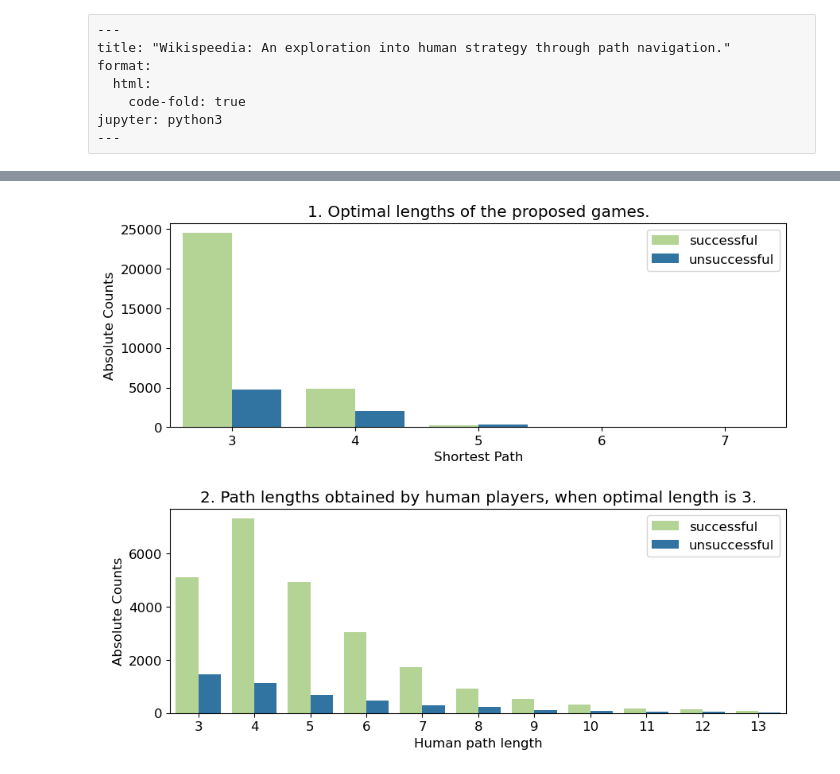
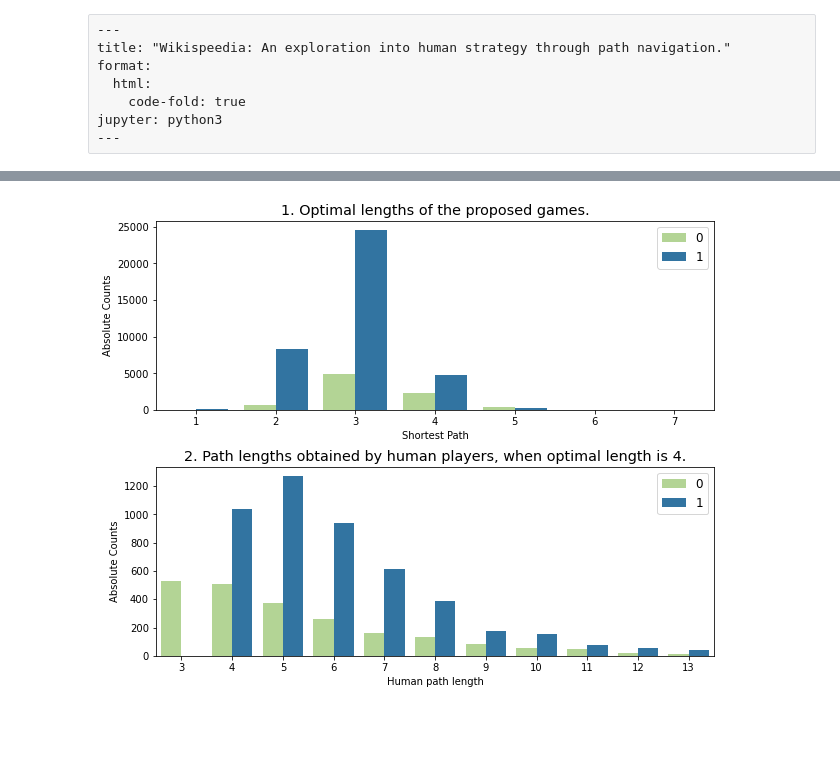
Before and after one commit to doncamilom/adalyzers-wp, a Jupyter notebook: datastory.ipynb, the cells around one changed output, grey strips where cells are left out. Cells and saved outputs as stored; diff of their text form; code cells hidden in the pictures; blank space fills up the shorter version.

Commit message:
added semantic similarity figures and text to the datastory

```diff
--- a/datastory.ipynb
+++ b/datastory.ipynb
@@ -200,80 +123,65 @@ How are the data distributed among successful and unsuccessful games? The follow
 # %%
+#| label: data-distribs
+#| fig-cap: "How are the data distributed among successful and unsuccessful games? We show: (top) The distributions of optimal lengths of the proposed games, and (bottom) The distributions of path lengths obtained by humans."
+
+
+
 # take a look at the shortest_path distributions
 import matplotlib.pyplot as plt
 import seaborn as sns
+import pandas as pd
+
+final_df = pd.read_csv('processed/final_df_curv_feats.csv')
+
 
 fig, ax = plt.subplots(2,1,
                        figsize=(10,8),
-                       gridspec_kw={"hspace":0.4})
+                       gridspec_kw={"hspace":0.3})
 plt.rcParams["font.size"] = 12
 
 
-successful_counts = (successful_df['shortest_path_length']
-                     .value_counts()
-                     .reset_index())
-successful_counts["success"] = "successful"
-
-unsuccessful_counts = (unsuccessful_df['shortest_path_length']
-                       .value_counts()
-                       .reset_index())
-unsuccessful_counts["success"] = "unsuccessful"
-
-all_counts = pd.concat([successful_counts,
-                        unsuccessful_counts],
-                       axis=0)
-
-sns.barplot(data=all_counts,
-            x="index",
-            y="shortest_path_length",
-            hue="success",
+sns.barplot(data=(final_df
+                  .groupby(["shortest_path_length",
+                            "is_successful"])['path']
+                  .count()
+                  .reset_index()
+                 ),
+            y="path",
+            x="shortest_path_length",
+            hue="is_successful",
             ax=ax[0],
             palette=["#b2df8a", "#1f78b4"])
+
 
 ax[0].set_ylabel('Absolute Counts');
 ax[0].set_xlabel('Shortest Path');
 ax[0].set_title("1. Optimal lengths of the proposed games.")
 #Count of human paths, stratified by shortest possible path")
 
 ax[0].legend(loc=1)
 ax[0].set_ylabel('Absolute Counts')
 ax[0].set_xlabel('Shortest Path')
 
 
-
-# Next plot: frequency by human length
-successful_human_path_lengths_3 = (successful_df
-                                   [successful_df['shortest_path_length'] == 3]
-                                   ['human_path_length']
-                                   .value_counts()
-                                   .reset_index())
-
-successful_human_path_lengths_3["success"] = "successful"
-
-unsuccessful_human_path_lengths_3 = (unsuccessful_df
-                                     [unsuccessful_df['shortest_path_length'] == 3]
-                                     ['human_path_length']
-                                     .value_counts()
-                                     .reset_index())
-
-unsuccessful_human_path_lengths_3["success"] = "unsuccessful"
-
-all_path_l3 = pd.concat([successful_human_path_lengths_3,
-                         unsuccessful_human_path_lengths_3])
-
-sns.barplot(data=all_path_l3,
-            x="index",
-            y="human_path_length",
-            hue="success",
+sns.barplot(data=(final_df.query("shortest_path_length==4")
+                  .groupby(["human_path_length",
+                            "is_successful"])['path']
+                  .count()
+                  .reset_index()
+                 ),
+            y="path",
+            x="human_path_length",
+            hue="is_successful",
             ax=ax[1],
             palette=["#b2df8a", "#1f78b4"])
 
 ax[1].set_xlim(-0.5,10.5)
 
 ax[1].set_ylabel('Absolute Counts')
 ax[1].set_xlabel('Human path length')
-ax[1].set_title("2. Path lengths obtained by human players, when optimal length is 3.")
+ax[1].set_title("2. Path lengths obtained by human players, when optimal length is 4.")
 # Count of human path lengths, with shortest possible path = 3");
 
 ax[1].legend(loc=1);
 # %% [output]
-[figure, old version]
+[figure, new version]
```
Also changed, not shown: parts of 31 cells of this notebook, 34 other files.
